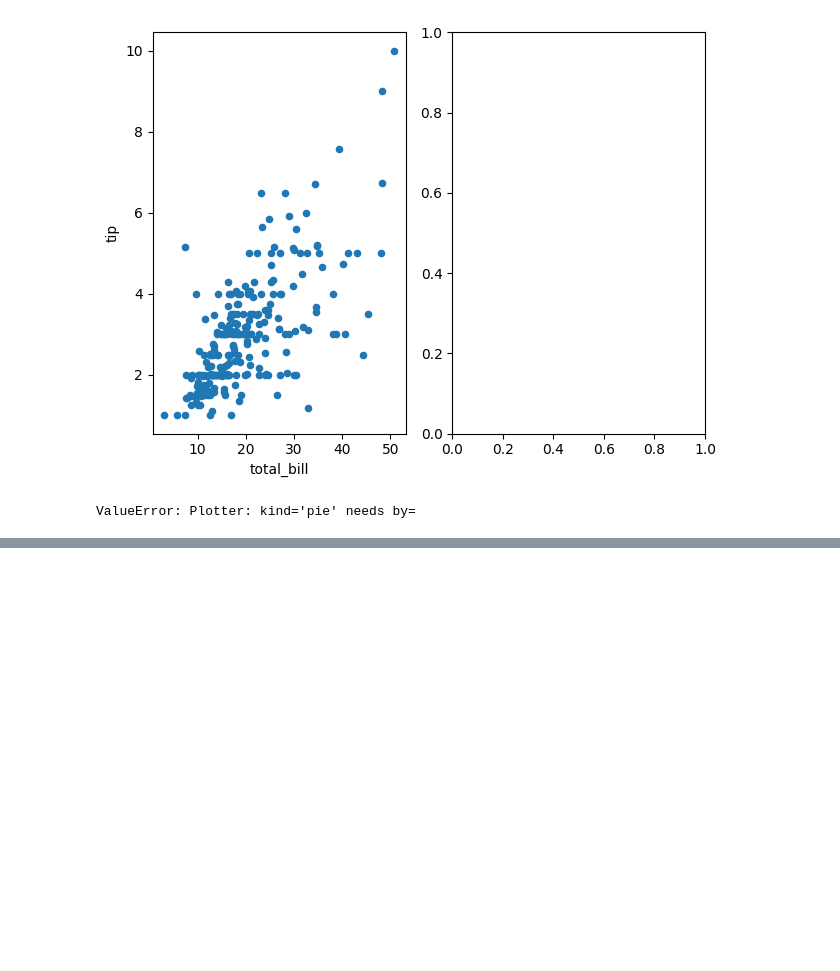
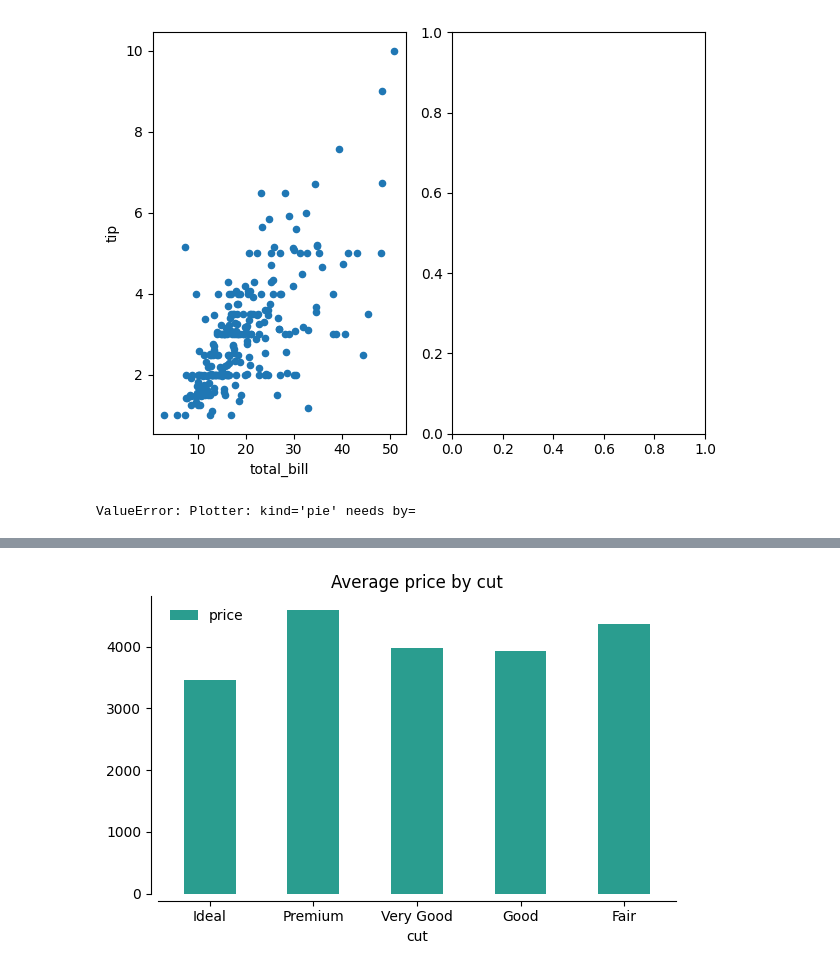
Before and after one commit to maddytae/pytae, a Jupyter notebook: notebooks/plotter.ipynb, the cells around one changed output, grey strips where cells are left out. Saved outputs shown, nothing was run; the diff lists cells and outputs as text; code cells hidden in the pictures; blank space fills up the shorter version.

```diff
--- a/notebooks/plotter.ipynb
+++ b/notebooks/plotter.ipynb
@@ -208,0 +225,14 @@ ValueError: Plotter: kind='pie' needs by=
+# %%
+diamonds = pt.sample_data['diamonds']
+# diamonds['cut'] is a category dtype -- bars render in its defined order (Ideal..Fair), not alphabetically
+colors = ['#2a9d8f', '#e9c46a', '#f4a261', '#e76f51', '#264653']
+
+k = pt.Plotter(figsize=(6, 4))
+(k
+ .data(diamonds)
+ .plot(kind='bar', x='cut', y='price', aggfunc='mean', color=colors, title='Average price by cut')
+ .finalize()
+)
+k.fig
+# %% [output]
+[figure, added]
```
Also changed, not shown: parts of 43 cells of this notebook.
